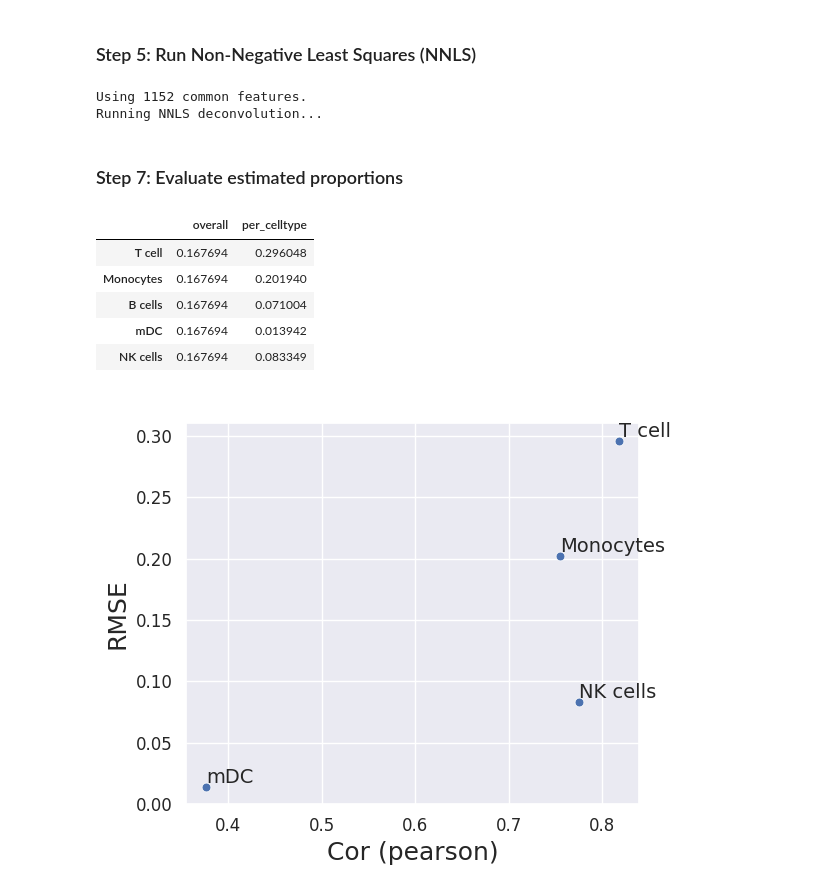
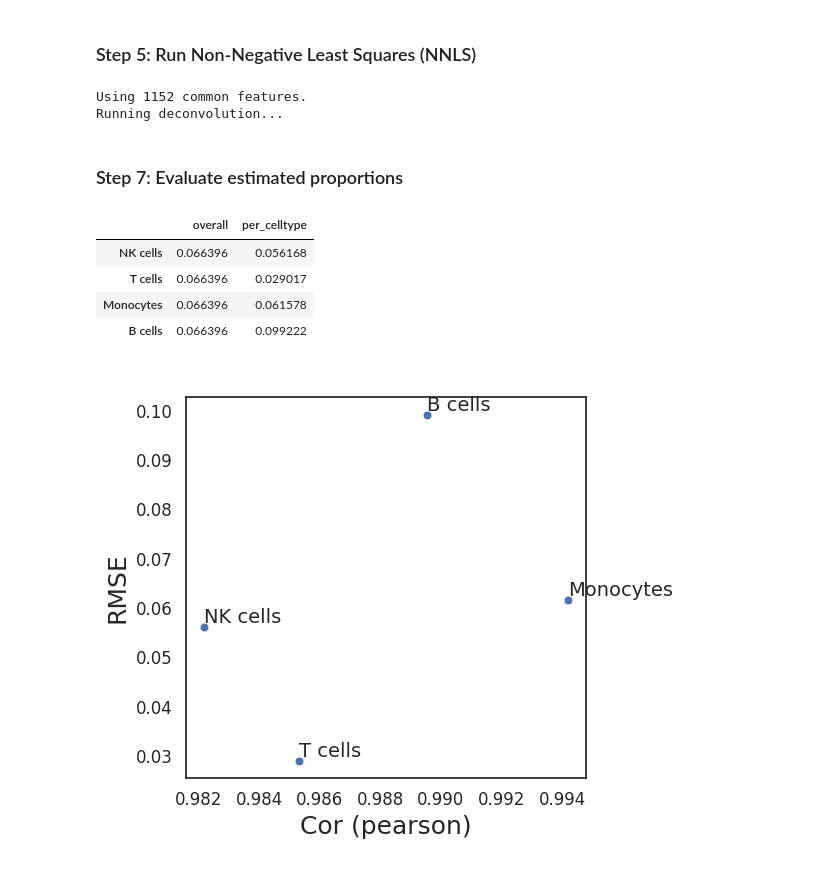
Before and after one commit to Eastmanmd/DECONVersation, a Jupyter notebook: tutorials/extracting_embeddings_from_pseudobulk.ipynb, the cells around one changed output. Saved outputs shown, nothing was run; the diff lists cells and outputs as text; code cells hidden in the pictures.

```diff
--- a/tutorials/extracting_embeddings_from_pseudobulk.ipynb
+++ b/tutorials/extracting_embeddings_from_pseudobulk.ipynb
@@ -94,7 +79,6 @@ cell2sentence is not installed. Skipping related functions.
 # %%
-# Extract geneformer embeddings for signature matrix
 sig_mat_gf_embed = extract_embs(
-    bulk_df = sig_mat_gf.T,
+    bulk_df = sig_mat.T,
     mode = "geneformer",
     temp_output_dir = "/gpfs/commons/groups/compbio/projects/ao_projects/ml_deconv_data/DECONVersation/",
     model_path= "ctheodoris/Geneformer",
@@ -103,7 +104,6 @@ sig_mat_gf_embed = extract_embs(
 # %%
-# Extract geneformer embeddings for signature matrix
-gf_embed = extract_embs(
-    bulk_df = hoek_bulk.T,
+pseudo_bulk_embed = extract_embs(
+    bulk_df = pseudo_bulk,
     mode = "geneformer",
     temp_output_dir = "/gpfs/commons/groups/compbio/projects/ao_projects/ml_deconv_data/DECONVersation/",
     model_path= "ctheodoris/Geneformer",
@@ -124,27 +127,18 @@ ground_truth = pd.read_csv("/gpfs/commons/groups/compbio/projects/rf_projects/de
 # %%
 # Run NNLS
-cell_prop_pred = run_deconv_nnls(bulk_df = bulk_gf.T,
-                                 signature_df = sig_mat_gf.T,
-                                 normalize = True)
+cell_prop_pred = run_deconv(bulk_df = pseudo_bulk_embed.T, #columns should be embedding dimensions
+                            signature_df = sig_mat_gf_embed.T, #columns should be embedding dimensions
+                            normalize = True)
 # %% [output]
 Using 1152 common features.
-Running NNLS deconvolution...
+Running deconvolution...
 # %% [markdown]
 ### Step 7: Evaluate estimated proportions
 # %%
 from evaluation import *
-# %%
-# Merge mDC and pDC to match ground truth
-cell_prop_pred["mDC"] = cell_prop_pred["pDC"] + cell_prop_pred["mDC"]
-
-# Drop pDC after merging with mDC
-cell_prop_pred = cell_prop_pred.drop(columns=["pDC"])
-
-# rename T cells to match
-cell_prop_pred = cell_prop_pred.rename(columns={"T cells" : "T cell"})
 # %%
 #Compute RMSE per cell type
-rmse_per_cell_type = compute_rmse(true_df = ground_truth.T,
+rmse_per_cell_type = compute_rmse(true_df = cell_prop,
                                  pred_df = cell_prop_pred,
                                  return_per_celltype = True)
 
@@ -153,16 +147,16 @@ rmse_per_cell_type = pd.DataFrame(rmse_per_cell_type)
 rmse_per_cell_type
 # %% [output]
 |  | overall | per_celltype |
-| T cell | 0.167694 | 0.296048 |
-| Monocytes | 0.167694 | 0.201940 |
-| B cells | 0.167694 | 0.071004 |
-| mDC | 0.167694 | 0.013942 |
-| NK cells | 0.167694 | 0.083349 |
+| NK cells | 0.066396 | 0.056168 |
+| T cells | 0.066396 | 0.029017 |
+| Monocytes | 0.066396 | 0.061578 |
+| B cells | 0.066396 | 0.099222 |
 # %%
 # Visualize
+sns.set_style("white")
 plot_rmse_vs_corr_by_celltype(
-    true_df = ground_truth.T,
+    true_df = cell_prop,
     pred_df = cell_prop_pred
 )
 # %% [output]
-[figure, old version]
+[figure, new version]
```
Also changed, not shown: parts of 19 cells of this notebook.
